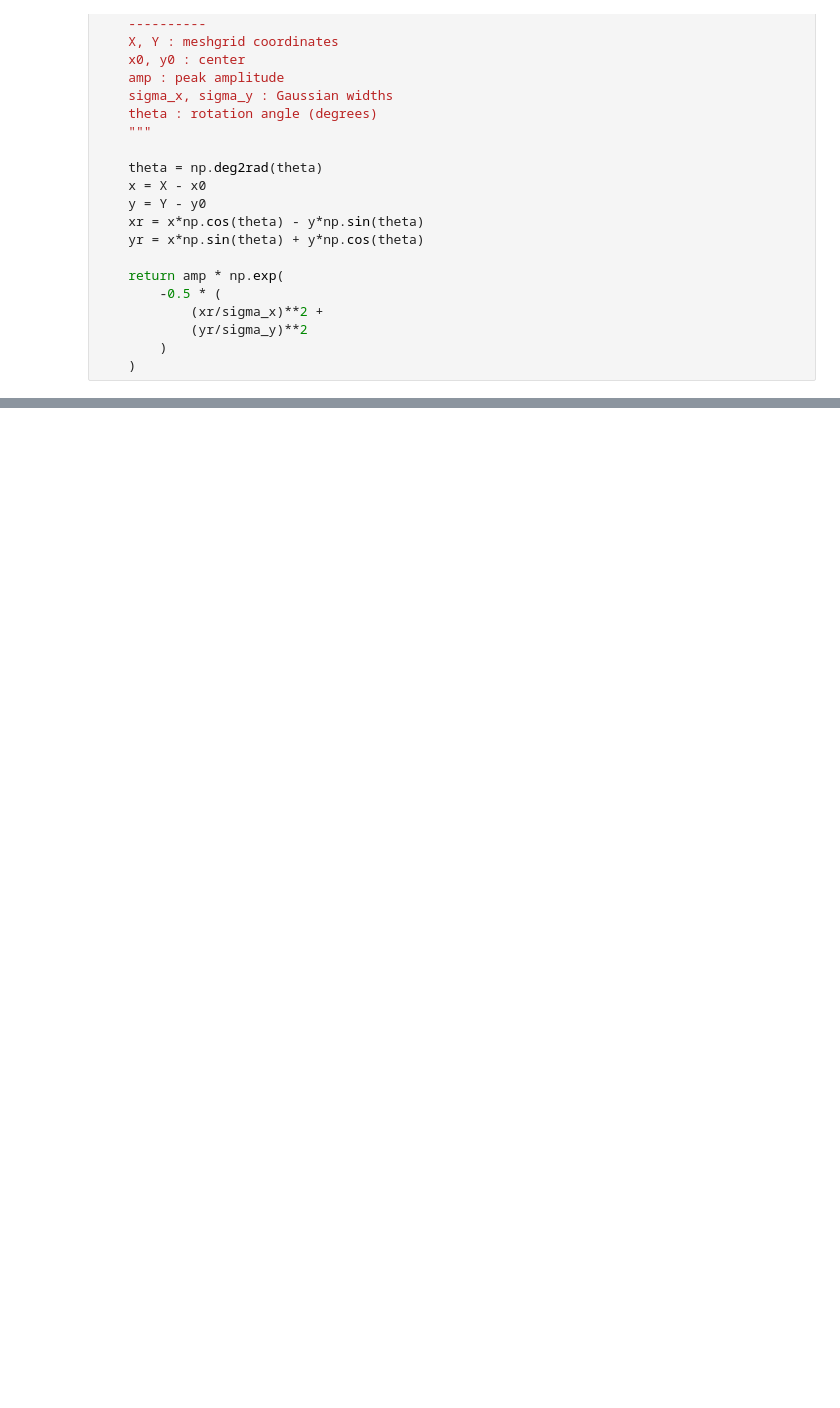
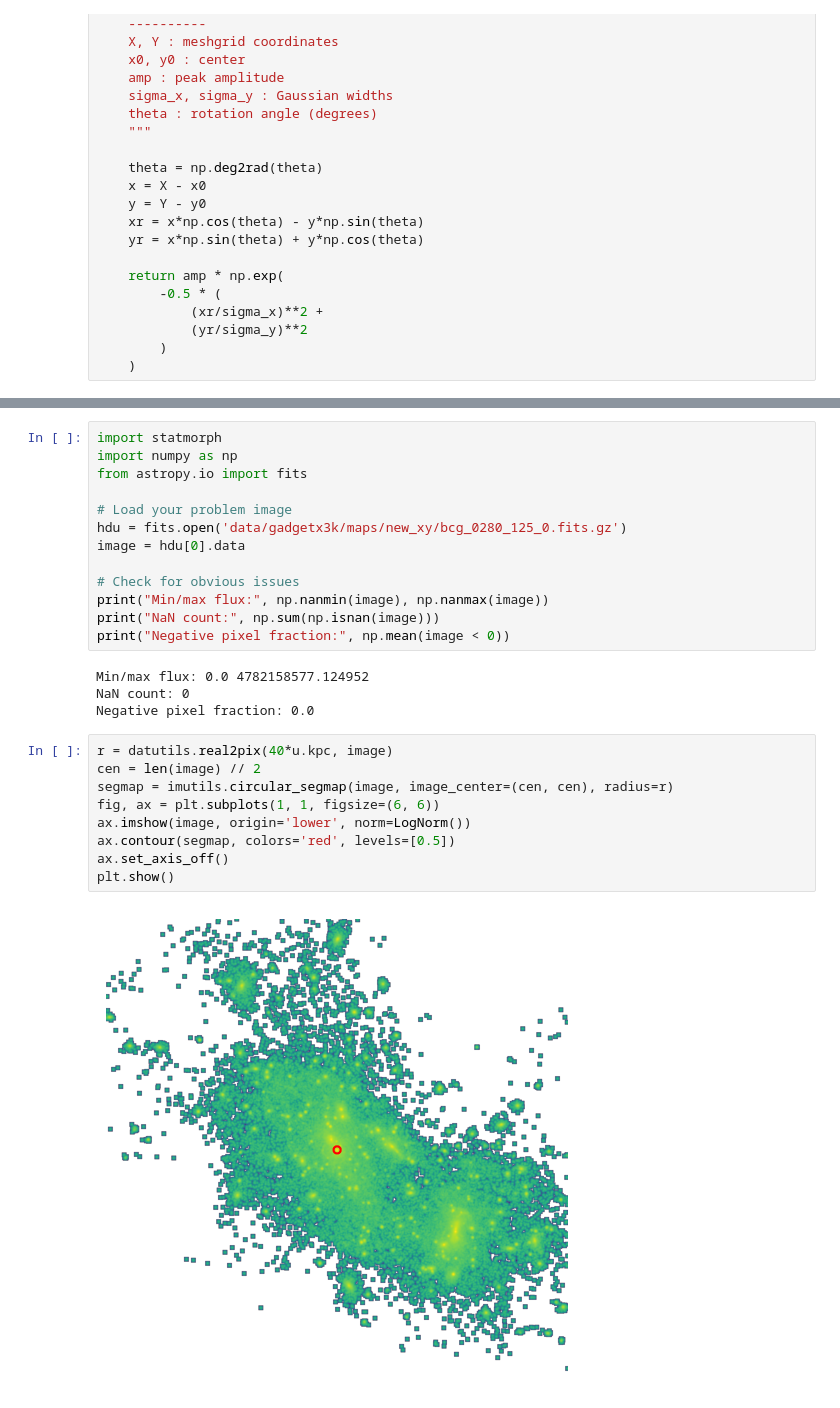
Before and after one commit to Kabelo-T/cluster_morph, a Jupyter notebook: viz.ipynb, the cells around one changed output, grey strips where cells are left out. Drawn from its saved outputs; the diff is of its cells as text; blank space fills up the shorter version.

```diff
--- a/viz.ipynb
+++ b/viz.ipynb
@@ -104,0 +263,28 @@ plt.show()
+# %%
+import statmorph
+import numpy as np
+from astropy.io import fits
+
+# Load your problem image
+hdu = fits.open('data/gadgetx3k/maps/new_xy/bcg_0280_125_0.fits.gz')
+image = hdu[0].data
+
+# Check for obvious issues
+print("Min/max flux:", np.nanmin(image), np.nanmax(image))
+print("NaN count:", np.sum(np.isnan(image)))
+print("Negative pixel fraction:", np.mean(image < 0))
+# %% [output]
+Min/max flux: 0.0 4782158577.124952
+NaN count: 0
+Negative pixel fraction: 0.0
+# %%
+r = datutils.real2pix(40*u.kpc, image)
+cen = len(image) // 2
+segmap = imutils.circular_segmap(image, image_center=(cen, cen), radius=r)
+fig, ax = plt.subplots(1, 1, figsize=(6, 6))
+ax.imshow(image, origin='lower', norm=LogNorm())
+ax.contour(segmap, colors='red', levels=[0.5])
+ax.set_axis_off()
+plt.show()
+# %% [output]
+[figure, added]
```
Also changed, not shown: parts of 12 cells of this notebook, 6 other files.
